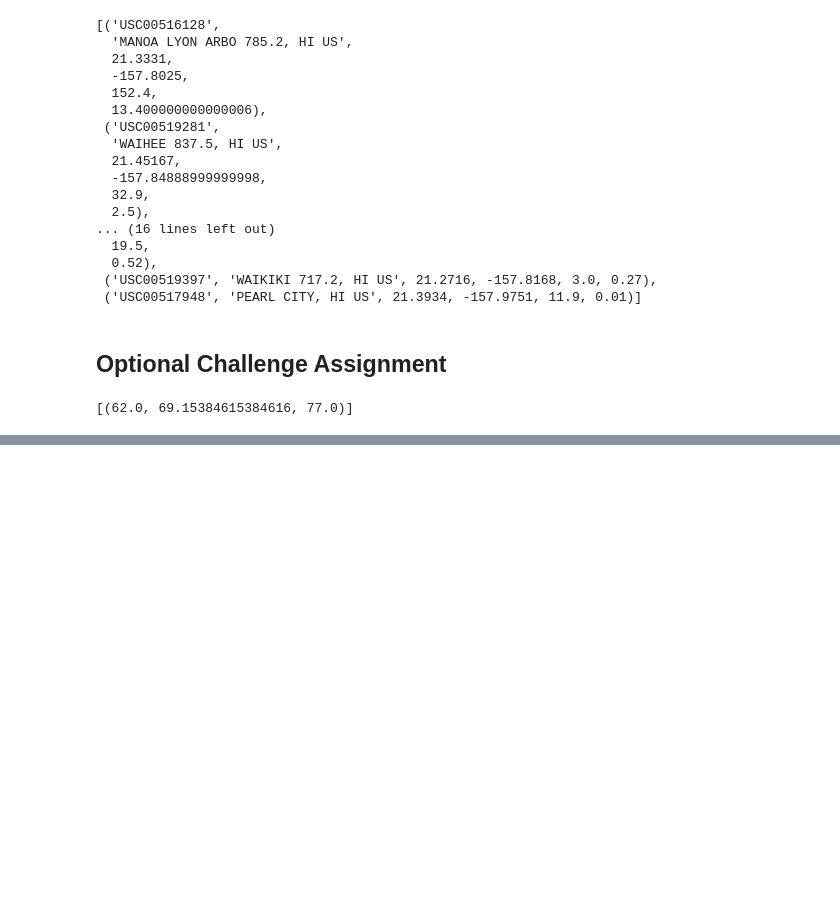
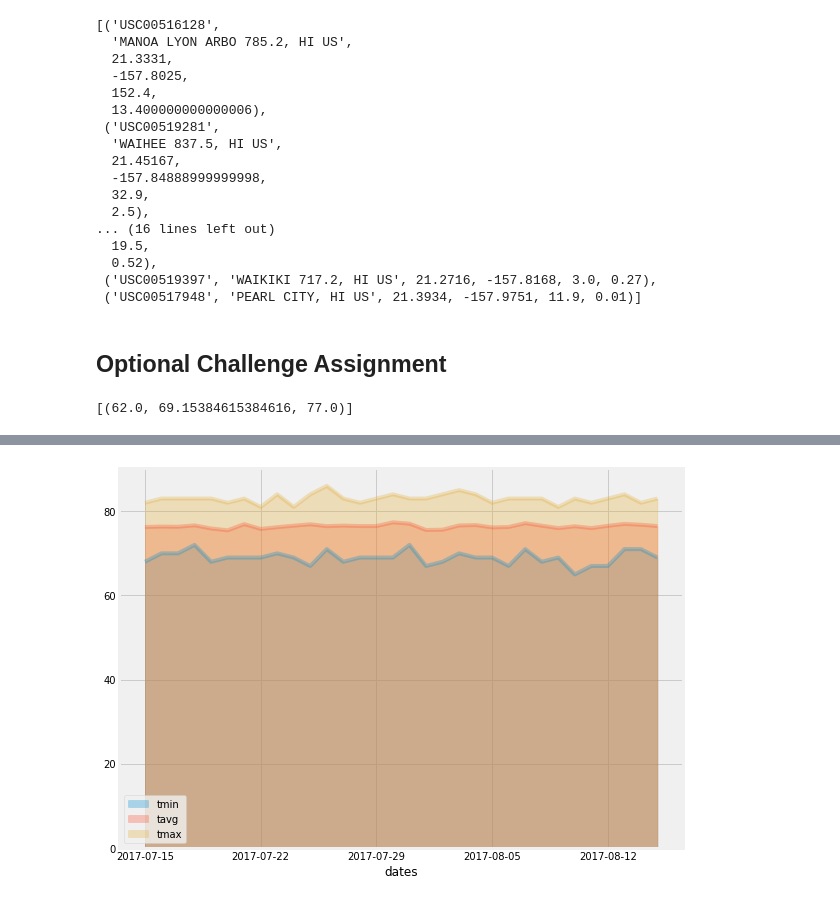
Before and after one commit to marieo31/SQLAlchemy_Challenge, a Jupyter notebook: climate.ipynb, the cells around one changed output, grey strips where cells are left out. Cells and saved outputs as stored; diff of their text form; code cells hidden in the pictures; blank space fills up the shorter version.

```diff
--- a/climate.ipynb
+++ b/climate.ipynb
@@ -321,3 +341,7 @@ daily_normals("01-01")
 # %%
 # Plot the daily normals as an area plot with `stacked=False`
+ax = df_normals.plot(kind='area', stacked=False, alpha=0.3) #, colormap='Reds')
+plt.gcf().set_size_inches(9,7)
+
+plt.show()
 # %% [output]
@@ -325,0 +348 @@ daily_normals("01-01")
+[figure, added]
```
Also changed, not shown: parts of 4 cells of this notebook.
